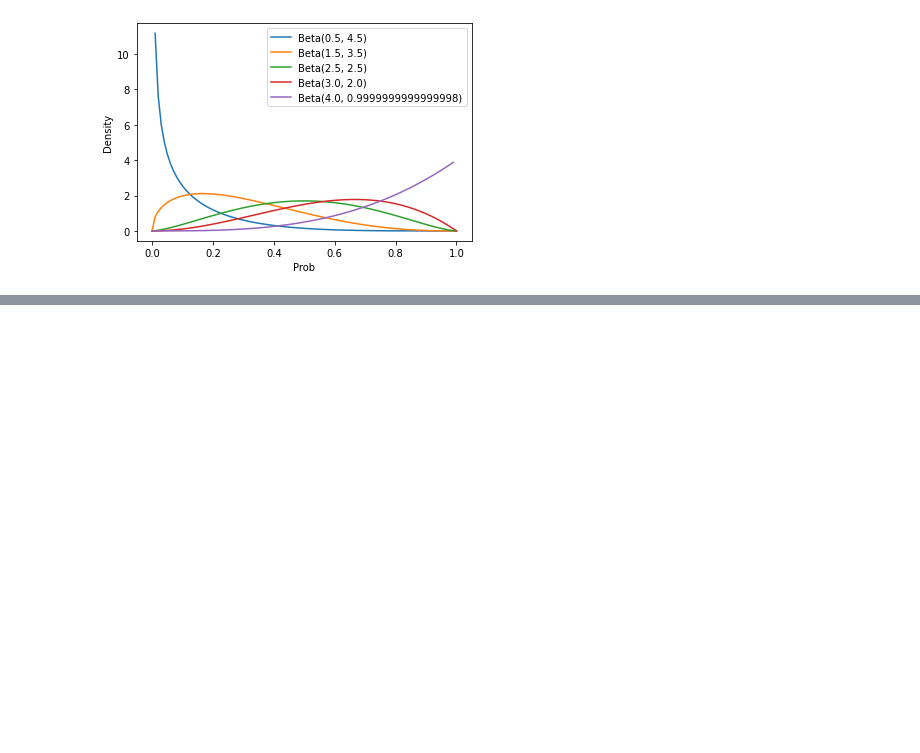
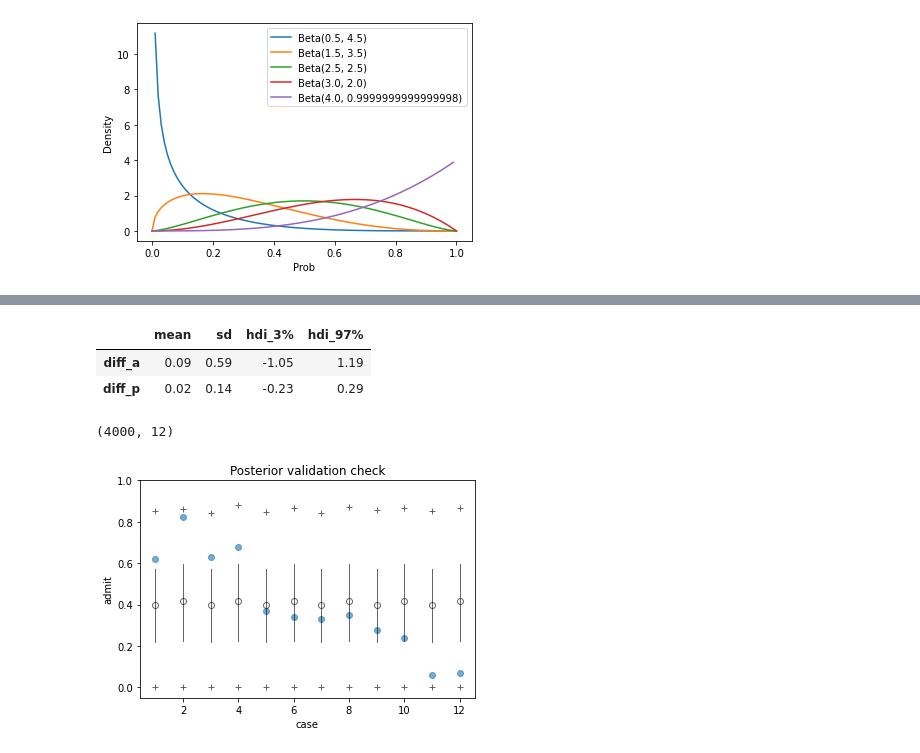
Before and after one commit to danhphan/bayesian-inferences, a Jupyter notebook: _00_rethink_stats_week7_course.ipynb, the cells around one changed output, grey strips where cells are left out. Drawn from its saved outputs; the diff is of its cells as text; code cells hidden in the pictures; blank space fills up the shorter version.

```diff
--- a/_00_rethink_stats_week7_course.ipynb
+++ b/_00_rethink_stats_week7_course.ipynb
@@ -32,0 +35,3 @@ plt.legend();
+# %%
+d = pd.read_csv("./data/UCBadmit.csv", sep=";")
+d.shape
@@ -32,0 +49,17 @@ plt.legend();
+# %%
+gid = pd.Categorical(d["applicant.gender"]).codes
+N = d["applications"].values
+# %%
+with pm.Model() as adm1:
+
+    a = pm.Normal("a", 0, 1.5, shape=2)
+    p = pm.Deterministic("p", pm.math.invlogit(a[gid]))
+    phi = pm.Exponential("phi",1.0)
+    theta = pm.Deterministic("theta", 2 + phi)
+
+    admit = pm.BetaBinomial("admit", p * theta, (1-p)*theta, N,
+                            observed=d.admit.values)
+
+    prior_adm1 = pm.sample_prior_predictive()
+    trace_adm1 = pm.sample()
+    posterior_adm1 = pm.sample_posterior_predictive(trace_adm1)
@@ -32,0 +82,26 @@ plt.legend();
+# %%
+diff_a = trace_adm1["a"][:, 0] - trace_adm1["a"][:, 1]
+diff_p = logistic(trace_adm1["a"][:, 0]) - logistic(trace_adm1["a"][:, 1])
+az.summary({"diff_a": diff_a, "diff_p": diff_p},
+           kind="stats", round_to=2)
+# %% [output]
+|  | mean | sd | hdi_3% | hdi_97% |
+| diff_a | 0.09 | 0.59 | -1.05 | 1.19 |
+| diff_p | 0.02 | 0.14 | -0.23 | 0.29 |
+# %%
+pp_admit = posterior_adm1["admit"] / N
+pp_admit.shape
+# %% [output]
+(4000, 12)
+# %%
+plt.plot(range(1, 13), d.admit / N, "C0o", ms=6, alpha=0.6)
+plt.plot(range(1, 13), trace_adm1["p"].mean(0), "ko", fillstyle="none", ms=6, alpha=0.6)
+plt.plot([range(1, 13), range(1, 13)], az.hpd(trace_adm1["p"][None, :]).T, "k-", lw=1, alpha=0.6)
+plt.plot([range(1, 13), range(1, 13)], az.hpd(pp_admit[None, :]).T, "k+", ms=6, alpha=0.6)
+
+plt.xlabel("case")
+plt.ylabel("admit")
+plt.title("Posterior validation check")
+plt.ylim(-0.05, 1);
+# %% [output]
+[figure, added]
```
Also changed, not shown: parts of 6 cells of this notebook.
